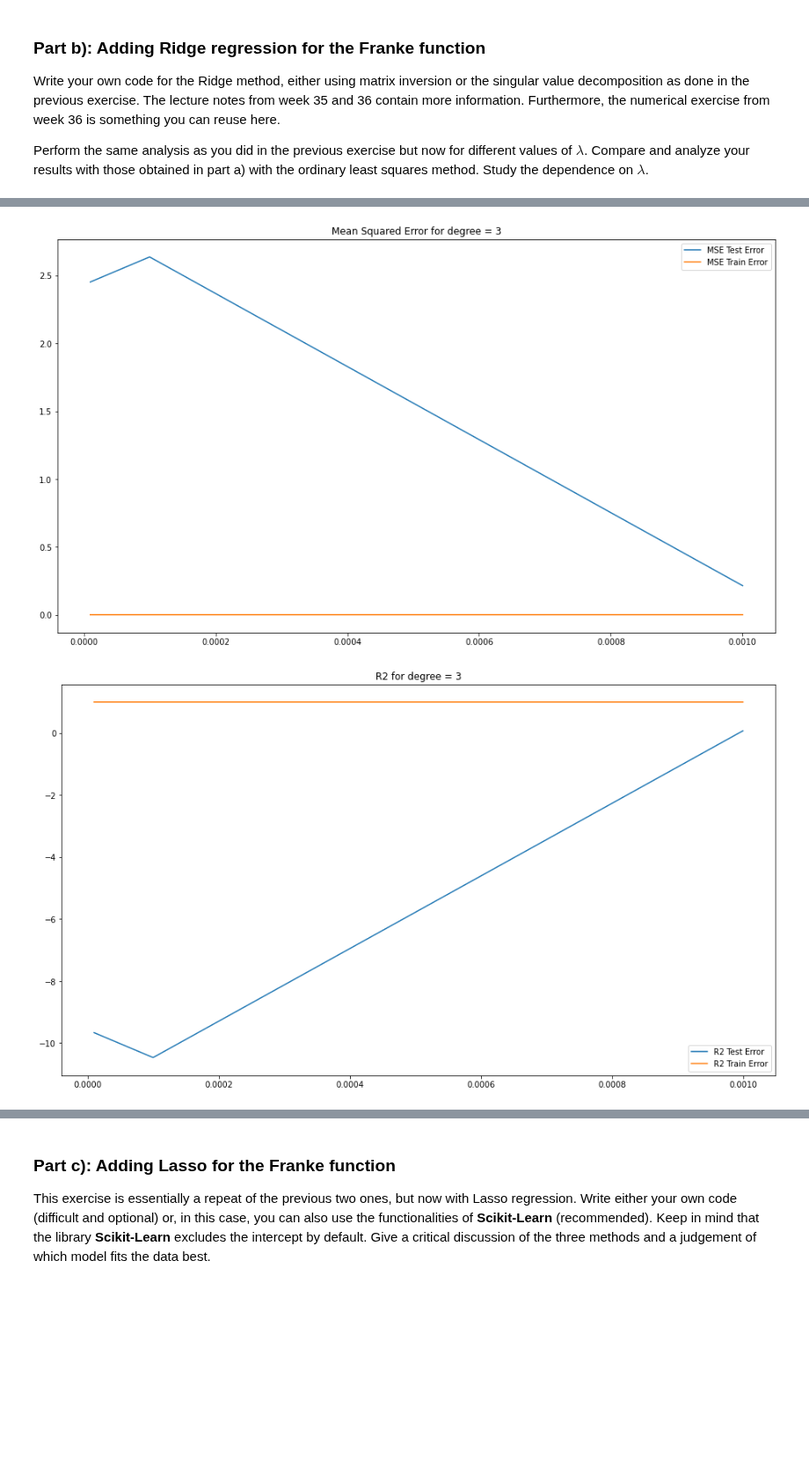
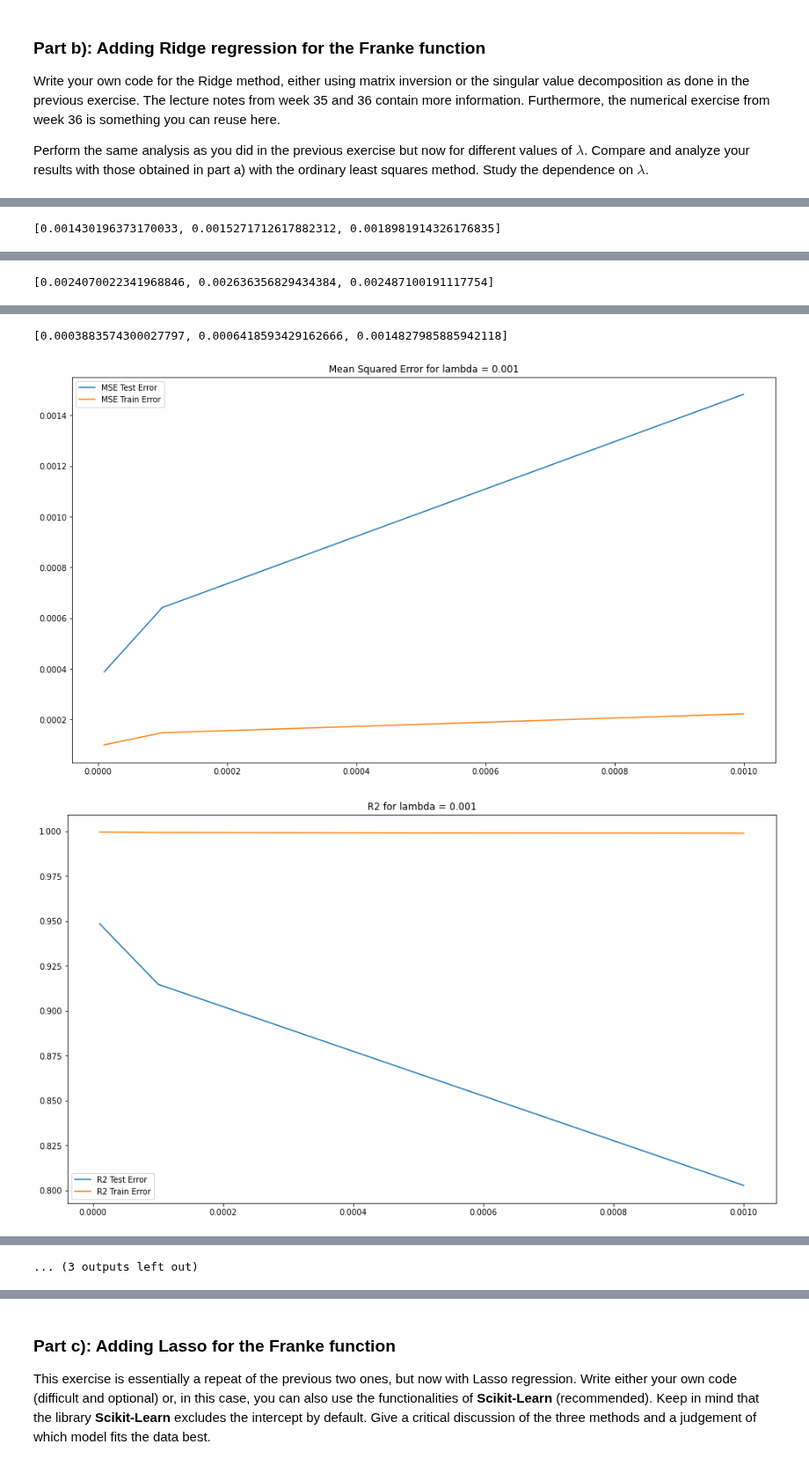
Before and after one commit to Sofriet/Project1data-ml, a Jupyter notebook: Project1.ipynb, the cells around one changed output, grey strips where cells are left out. Shown at 88% size. Cells and saved outputs as stored; diff of their text form; code cells hidden in the pictures; blank space fills up the shorter version.

```diff
--- a/Project1.ipynb
+++ b/Project1.ipynb
@@ -298,8 +298,11 @@ scaler.fit(X_train)
 X_train_scaled = scaler.transform(X_train)
 X_test_scaled = scaler.transform(X_test)
 
+np.random.seed(2023)
 
 for degree in range(0,PolynomialDegree):
+    PolyDegree = []
+
     MSETrain = []
     MSETest = []
 
@@ -311,26 +314,24 @@ for degree in range(0,PolynomialDegree):
         clf = model.fit(X_train_scaled, z_train)
         z_fit = clf.predict(X_train_scaled)
         z_pred = clf.predict(X_test_scaled)
-        PolyDegree.append(degree)
 
         MSETrain.append(mean_squared_error(z_fit,z_train))
         MSETest.append(mean_squared_error(z_test, z_pred))
         R2Train.append(r2_score(z_fit, z_train))
         R2Test.append(r2_score(z_test, z_pred))
+        PolyDegree.append(degree)
 
     plt.figure(figsize=(16,9))
     plt.plot(lambdas, MSETest, label='MSE Test Error')
     plt.plot(lambdas, MSETrain, label='MSE Train Error')
-    # plt.ylim(0,0.25)
-    plt.title(f"Mean Squared Error for degree = {degree}")
+    plt.title(f"Mean Squared Error for lambda = {lamb}")
     plt.legend()
     plt.show()
 
     plt.figure(figsize=(16,9))
     plt.plot(lambdas, R2Test, label='R2 Test Error')
     plt.plot(lambdas, R2Train, label='R2 Train Error')
-    # plt.ylim(0,0.25)
-    plt.title(f"R2 for degree = {degree}")
+    plt.title(f"R2 for lambda = {lamb}")
     plt.legend()
     plt.show()
 # %% [output]
@@ -338,0 +341 @@ for degree in range(0,PolynomialDegree):
+[0.001430196373170033, 0.0015271712617882312, 0.0018981914326176835]
@@ -340,0 +344 @@ for degree in range(0,PolynomialDegree):
+[0.0024070022341968846, 0.002636356829434384, 0.002487100191117754]
@@ -343,2 +347,3 @@ for degree in range(0,PolynomialDegree):
+[0.0003883574300027797, 0.0006418593429162666, 0.0014827985885942118]
-[figure, old version]
+[figure, new version]
-[figure, old version]
+[figure, new version]
@@ -346,0 +350 @@ for degree in range(0,PolynomialDegree):
+... (3 outputs left out)
```
Also changed, not shown: parts of 4 cells of this notebook.
